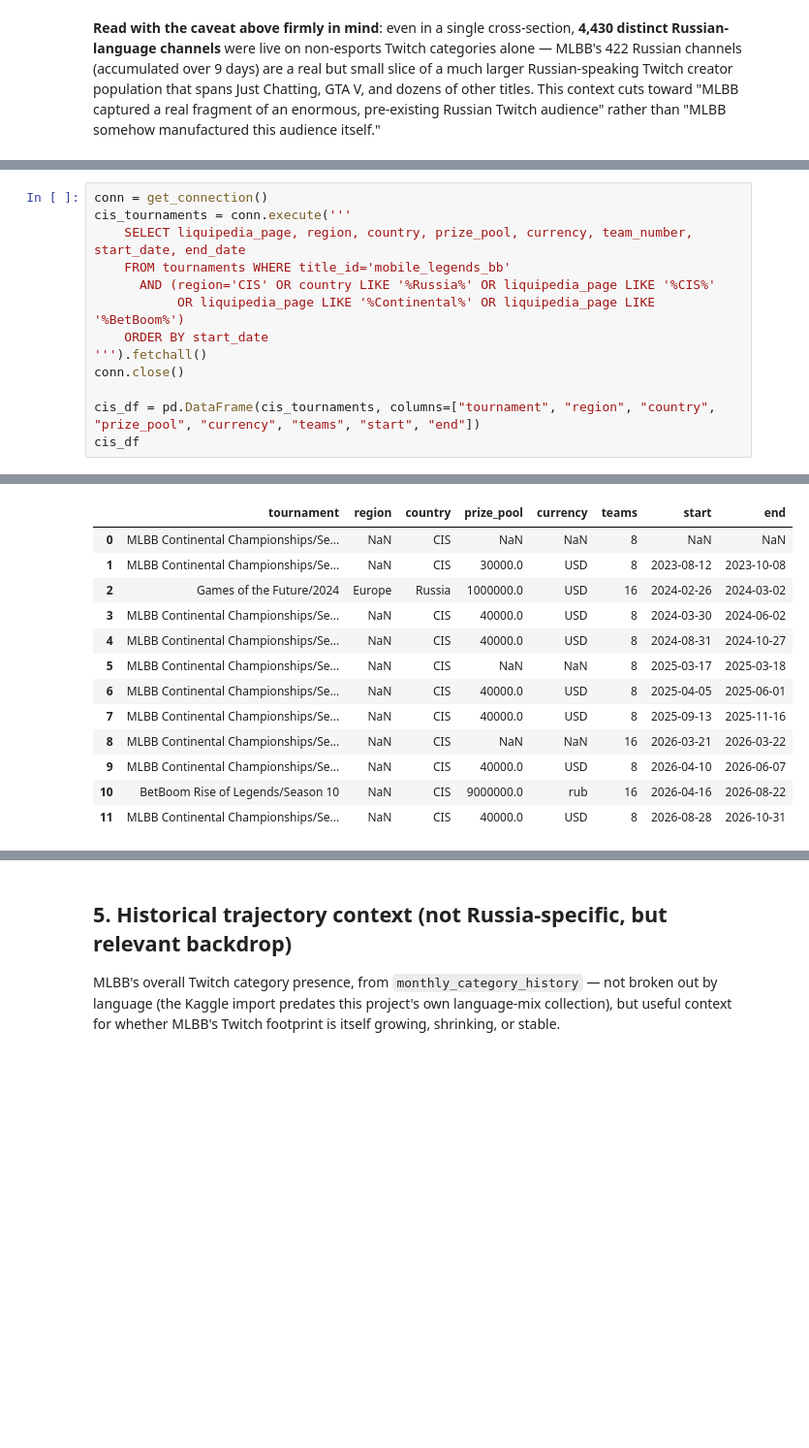
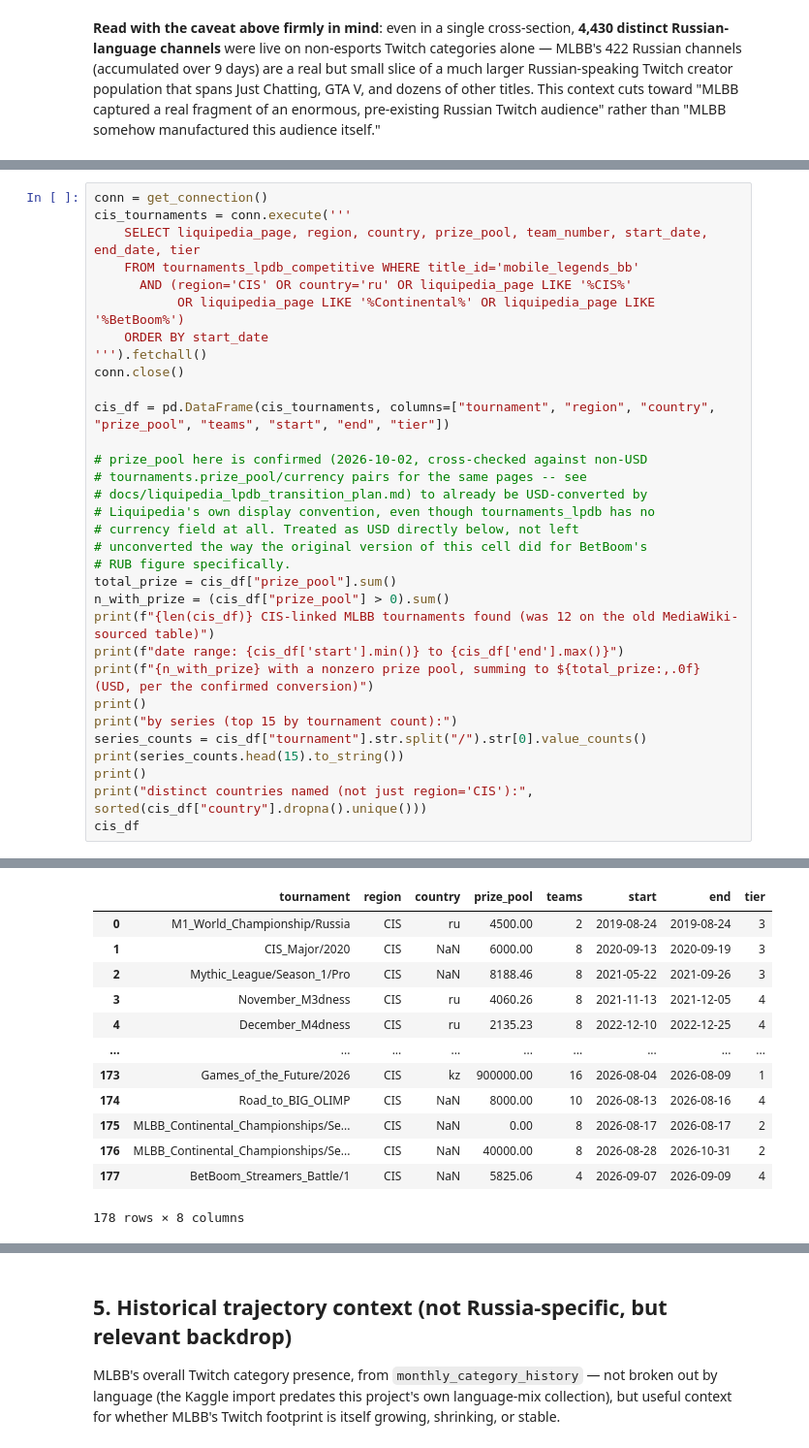
Before and after one commit to JacobH1994/fandomdatapuller, a Jupyter notebook: research/exploratory/notebooks/mlbb_russia_deep_dive.ipynb, the cells around one changed output, grey strips where cells are left out. Shown at 97% size. Saved outputs shown, nothing was run; the diff lists cells and outputs as text; blank space fills up the shorter version.

```diff
--- a/research/exploratory/notebooks/mlbb_russia_deep_dive.ipynb
+++ b/research/exploratory/notebooks/mlbb_russia_deep_dive.ipynb
@@ -289,14 +290,33 @@ competition and sponsorship, not just viewers. Checked directly against
 # %%
 conn = get_connection()
 cis_tournaments = conn.execute('''
-    SELECT liquipedia_page, region, country, prize_pool, currency, team_number, start_date, end_date
-    FROM tournaments WHERE title_id='mobile_legends_bb'
-      AND (region='CIS' OR country LIKE '%Russia%' OR liquipedia_page LIKE '%CIS%'
+    SELECT liquipedia_page, region, country, prize_pool, team_number, start_date, end_date, tier
+    FROM tournaments_lpdb_competitive WHERE title_id='mobile_legends_bb'
+      AND (region='CIS' OR country='ru' OR liquipedia_page LIKE '%CIS%'
            OR liquipedia_page LIKE '%Continental%' OR liquipedia_page LIKE '%BetBoom%')
     ORDER BY start_date
 ''').fetchall()
 conn.close()
 
-cis_df = pd.DataFrame(cis_tournaments, columns=["tournament", "region", "country", "prize_pool", "currency", "teams", "start", "end"])
+cis_df = pd.DataFrame(cis_tournaments, columns=["tournament", "region", "country", "prize_pool", "teams", "start", "end", "tier"])
+
+# prize_pool here is confirmed (2026-10-02, cross-checked against non-USD
+# tournaments.prize_pool/currency pairs for the same pages -- see
+# docs/liquipedia_lpdb_transition_plan.md) to already be USD-converted by
+# Liquipedia's own display convention, even though tournaments_lpdb has no
+# currency field at all. Treated as USD directly below, not left
+# unconverted the way the original version of this cell did for BetBoom's
+# RUB figure specifically.
+total_prize = cis_df["prize_pool"].sum()
+n_with_prize = (cis_df["prize_pool"] > 0).sum()
+print(f"{len(cis_df)} CIS-linked MLBB tournaments found (was 12 on the old MediaWiki-sourced table)")
+print(f"date range: {cis_df['start'].min()} to {cis_df['end'].max()}")
+print(f"{n_with_prize} with a nonzero prize pool, summing to ${total_prize:,.0f} (USD, per the confirmed conversion)")
+print()
+print("by series (top 15 by tournament count):")
+series_counts = cis_df["tournament"].str.split("/").str[0].value_counts()
+print(series_counts.head(15).to_string())
+print()
+print("distinct countries named (not just region='CIS'):", sorted(cis_df["country"].dropna().unique()))
 cis_df
 # %% [output]
@@ -303,14 +340,14 @@ cis_df
-|  | tournament | region | country | prize_pool | currency | teams | start | end |
-| 0 | MLBB Continental Championships/Se... | NaN | CIS | NaN | NaN | 8 | NaN | NaN |
-| 1 | MLBB Continental Championships/Se... | NaN | CIS | 30000.0 | USD | 8 | 2023-08-12 | 2023-10-08 |
-| 2 | Games of the Future/2024 | Europe | Russia | 1000000.0 | USD | 16 | 2024-02-26 | 2024-03-02 |
-| 3 | MLBB Continental Championships/Se... | NaN | CIS | 40000.0 | USD | 8 | 2024-03-30 | 2024-06-02 |
-| 4 | MLBB Continental Championships/Se... | NaN | CIS | 40000.0 | USD | 8 | 2024-08-31 | 2024-10-27 |
-| 5 | MLBB Continental Championships/Se... | NaN | CIS | NaN | NaN | 8 | 2025-03-17 | 2025-03-18 |
-| 6 | MLBB Continental Championships/Se... | NaN | CIS | 40000.0 | USD | 8 | 2025-04-05 | 2025-06-01 |
-| 7 | MLBB Continental Championships/Se... | NaN | CIS | 40000.0 | USD | 8 | 2025-09-13 | 2025-11-16 |
-| 8 | MLBB Continental Championships/Se... | NaN | CIS | NaN | NaN | 16 | 2026-03-21 | 2026-03-22 |
-| 9 | MLBB Continental Championships/Se... | NaN | CIS | 40000.0 | USD | 8 | 2026-04-10 | 2026-06-07 |
-| 10 | BetBoom Rise of Legends/Season 10 | NaN | CIS | 9000000.0 | rub | 16 | 2026-04-16 | 2026-08-22 |
-| 11 | MLBB Continental Championships/Se... | NaN | CIS | 40000.0 | USD | 8 | 2026-08-28 | 2026-10-31 |
+|  | tournament | region | country | prize_pool | teams | start | end | tier |
+| 0 | M1_World_Championship/Russia | CIS | ru | 4500.00 | 2 | 2019-08-24 | 2019-08-24 | 3 |
+| 1 | CIS_Major/2020 | CIS | NaN | 6000.00 | 8 | 2020-09-13 | 2020-09-19 | 3 |
+| 2 | Mythic_League/Season_1/Pro | CIS | NaN | 8188.46 | 8 | 2021-05-22 | 2021-09-26 | 3 |
+| 3 | November_M3dness | CIS | ru | 4060.26 | 8 | 2021-11-13 | 2021-12-05 | 4 |
+| 4 | December_M4dness | CIS | ru | 2135.23 | 8 | 2022-12-10 | 2022-12-25 | 4 |
+| ... | ... | ... | ... | ... | ... | ... | ... | ... |
+| 173 | Games_of_the_Future/2026 | CIS | kz | 900000.00 | 16 | 2026-08-04 | 2026-08-09 | 1 |
+| 174 | Road_to_BIG_OLIMP | CIS | NaN | 8000.00 | 10 | 2026-08-13 | 2026-08-16 | 4 |
+| 175 | MLBB_Continental_Championships/Se... | CIS | NaN | 0.00 | 8 | 2026-08-17 | 2026-08-17 | 2 |
+| 176 | MLBB_Continental_Championships/Se... | CIS | NaN | 40000.00 | 8 | 2026-08-28 | 2026-10-31 | 2 |
+| 177 | BetBoom_Streamers_Battle/1 | CIS | NaN | 5825.06 | 4 | 2026-09-07 | 2026-09-09 | 4 |
+178 rows × 8 columns
 # %% [markdown]
```
Also changed, not shown: parts of 11 cells of this notebook.
